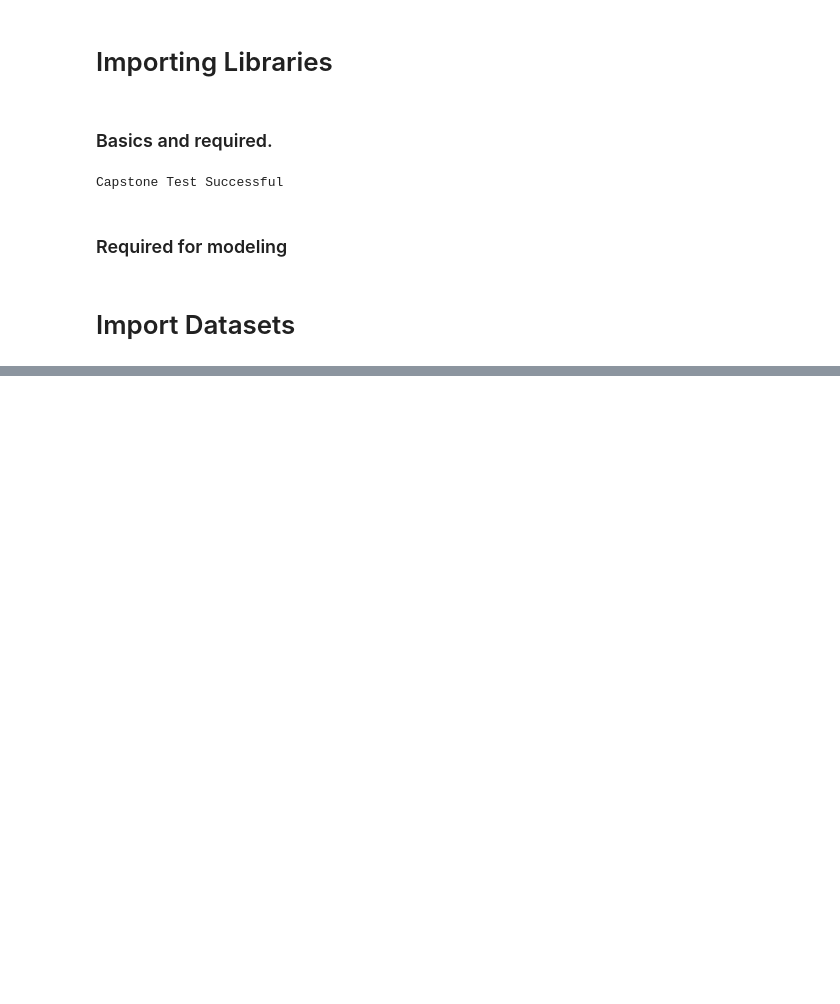
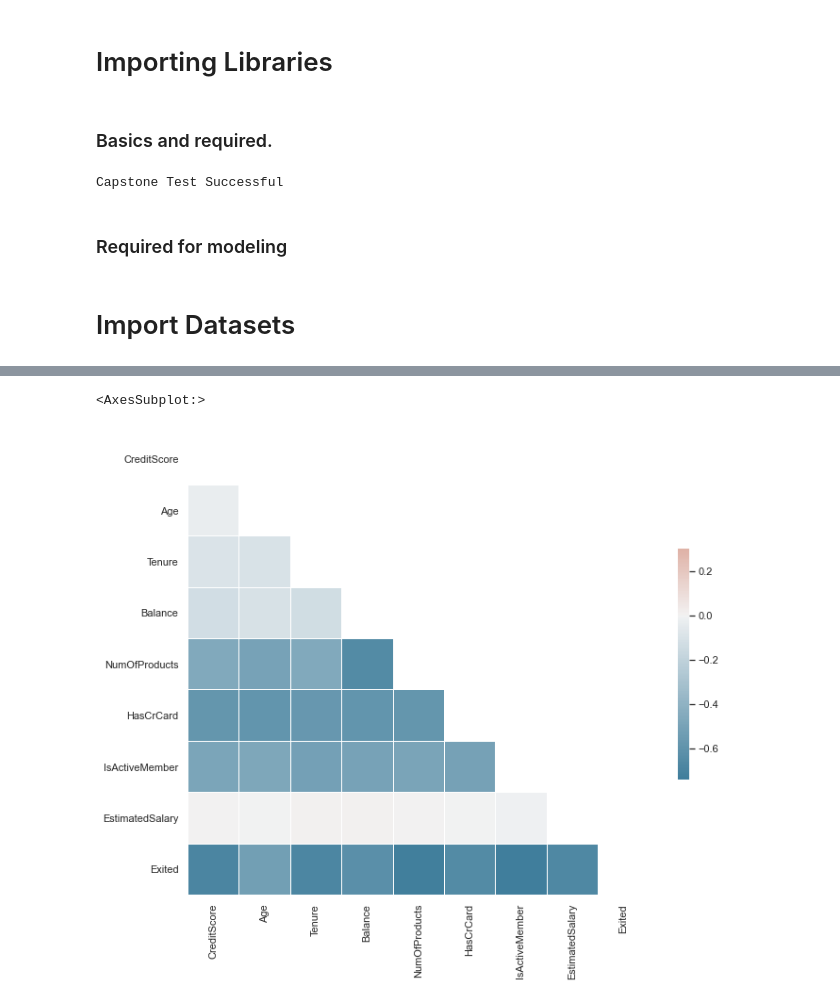
Before and after one commit to mascarenhasneil/ChurnModeling, a Jupyter notebook: ChurnModeling-Notebook.ipynb, the cells around one changed output, grey strips where cells are left out. Drawn from its saved outputs; the diff is of its cells as text; code cells hidden in the pictures; blank space fills up the shorter version.

Commit message:
Data Teansformation and Analysis

```diff
--- a/ChurnModeling-Notebook.ipynb
+++ b/ChurnModeling-Notebook.ipynb
@@ -68,0 +96,4 @@ bank_customers_data = pd.read_csv('Data\Churn_Modelling.csv')
+# %%
+# Data Cleaning Remvoing values that are not required.
+bank_customers_data.drop(['RowNumber','CustomerId','Surname'], inplace = True, axis = 1)
+bank_customers_data.head()
@@ -68,0 +122,16 @@ bank_customers_data = pd.read_csv('Data\Churn_Modelling.csv')
+# %%
+corr = bank_customers_data.corr(method ='kendall')
+
+mask = np.triu(np.ones_like(corr,dtype=bool))
+
+# set up matplotlib figure
+f, ax = plt.subplots(figsize=(11,9))
+
+#generate a custom diverging colormap
+cmap = sns.diverging_palette(230,20,as_cmap=True)
+
+#draw the heatpmap ith the mask and correct aspect ratio
+sns.heatmap(corr,mask=mask, cmap=cmap, vmax=.3,center=0,square=True,linewidths=.5,cbar_kws = {'shrink':.5})
+# %% [output]
+<AxesSubplot:>
+[figure, added]
```
Also changed, not shown: parts of 18 cells of this notebook.
